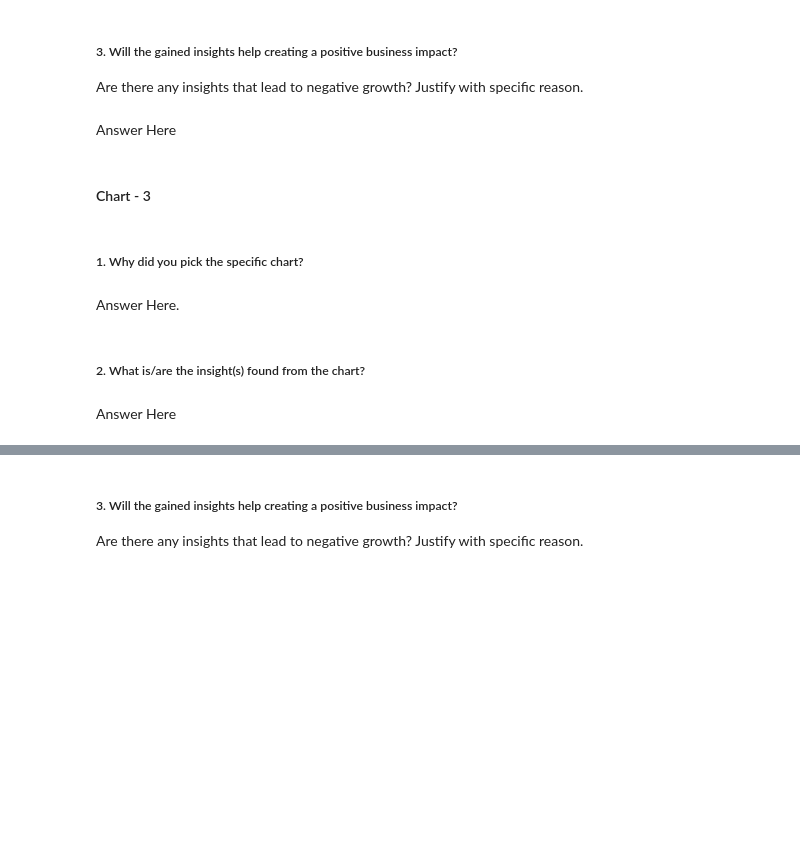
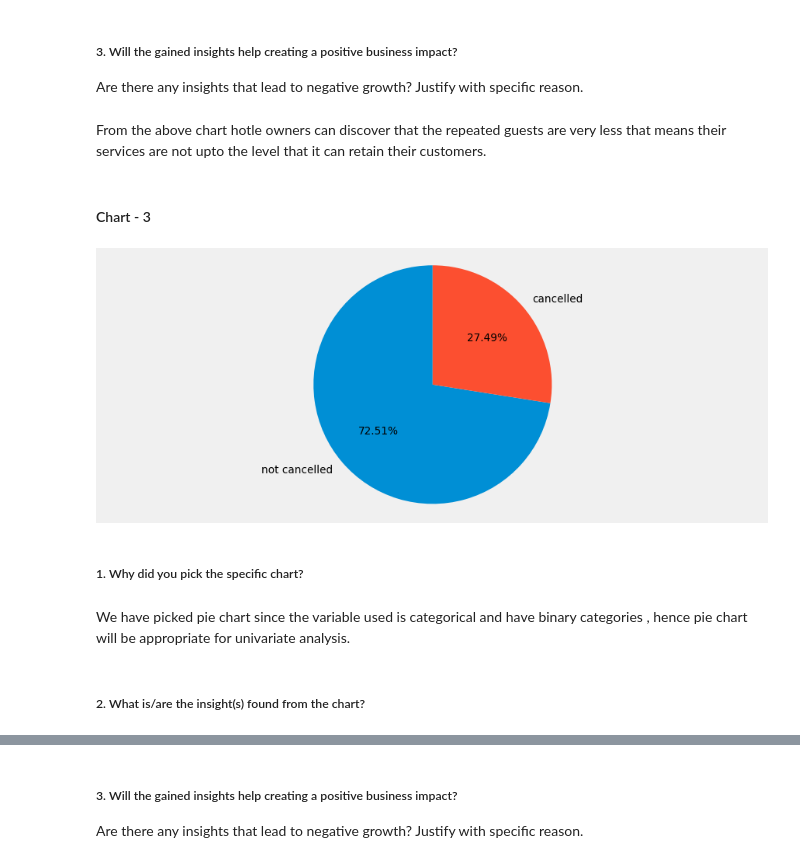
Before and after one commit to abhimanyupandey1996/hotel-booking-analysis, a Jupyter notebook: abhimanyu_kumar_pandey_hotel_booking_analysis.ipynb, the cells around one changed output, grey strips where cells are left out. Drawn from its saved outputs; the diff is of its cells as text; code cells hidden in the pictures; blank space fills up the shorter version.

```diff
--- a/abhimanyu_kumar_pandey_hotel_booking_analysis.ipynb
+++ b/abhimanyu_kumar_pandey_hotel_booking_analysis.ipynb
@@ -403,7 +448,7 @@ Answer Here
 # %% [markdown]
 ##### 3. Will the gained insights help creating a positive business impact?
 Are there any insights that lead to negative growth? Justify with specific reason.
-# %% [markdown]
-Answer Here
+# %% [markdown]
+From the above chart hotle owners can discover that the repeated guests are very less that means their services are not upto the level that it can retain their customers.
 # %% [markdown]
 #### Chart - 3
@@ -412,8 +455,11 @@ Answer Here
+# %%
+# plot a pie chart to show % of cancelled bookings
+plot_pie_chart_from_column(df, 'is_canceled')
+# %% [output]
+[figure, added]
 # %% [markdown]
 ##### 1. Why did you pick the specific chart?
-# %% [markdown]
-Answer Here.
+# %% [markdown]
+We have picked pie chart since the variable used is categorical and have binary categories , hence pie chart will be appropriate for univariate analysis.
 # %% [markdown]
 ##### 2. What is/are the insight(s) found from the chart?
-# %% [markdown]
-Answer Here
```
Also changed, not shown: parts of 30 cells of this notebook.
